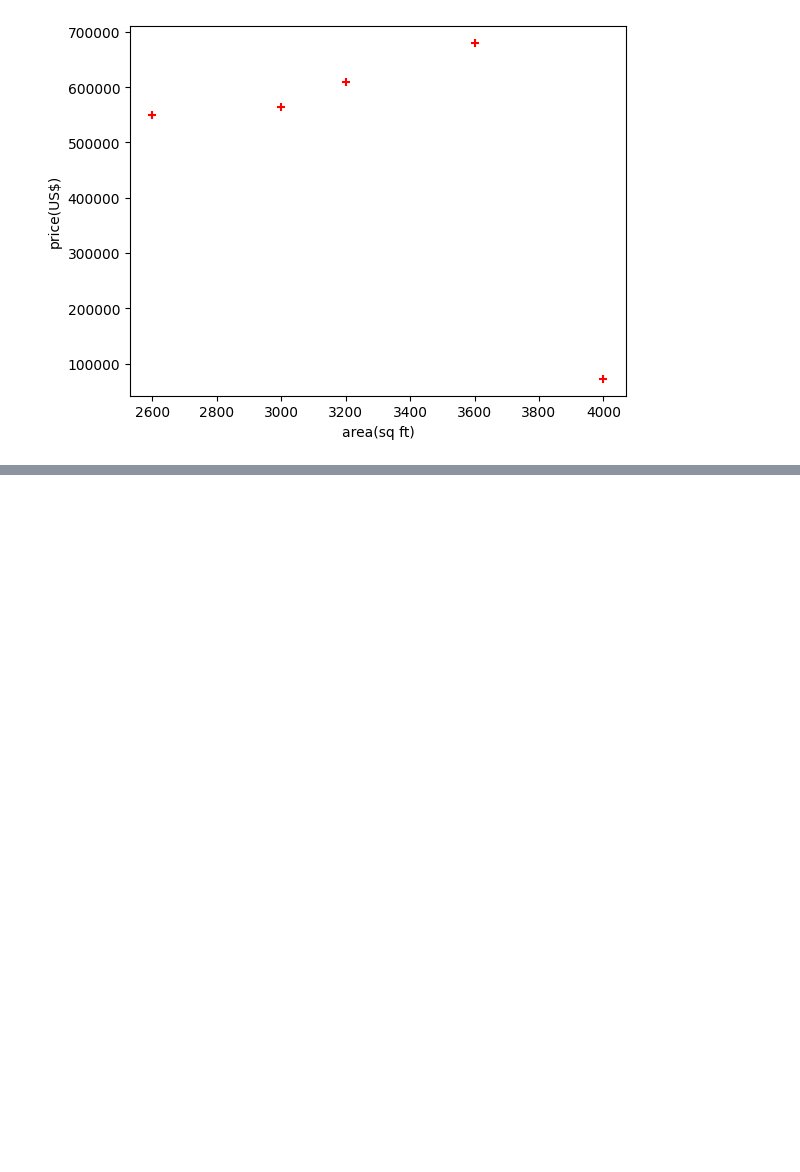
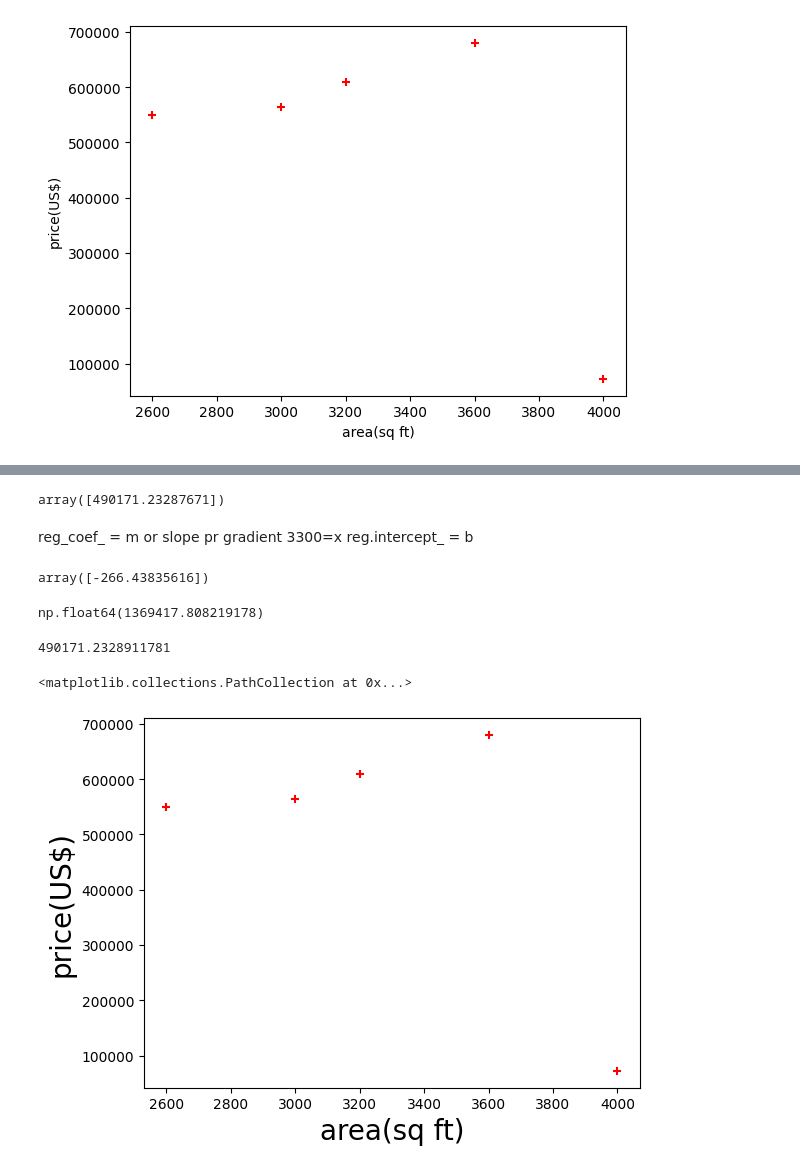
Before and after one commit to Fayas7/machine-Learning-python, a Jupyter notebook: Linear regreesion single variable.ipynb, the cells around one changed output, grey strips where cells are left out. Saved outputs shown, nothing was run; the diff lists cells and outputs as text; code cells hidden in the pictures; blank space fills up the shorter version.

```diff
--- a/Linear regreesion single variable.ipynb
+++ b/Linear regreesion single variable.ipynb
@@ -31,0 +45,28 @@ plt.scatter(df.Area,df.price, color='red' ,marker='+')
+# %%
+reg.predict(np.array([[3300]]))
+# %% [output]
+array([490171.23287671])
+# %% [markdown]
+reg_coef_ = m or slope pr gradient
+3300=x
+reg.intercept_ = b
+# %%
+reg.coef_
+# %% [output]
+array([-266.43835616])
+# %%
+reg.intercept_
+# %% [output]
+np.float64(1369417.808219178)
+# %%
+-266.43835616*3300+1369417.808219178
+# %% [output]
+490171.2328911781
+# %%
+%matplotlib inline
+plt.xlabel('area(sq ft)',fontsize=20)
+plt.ylabel('price(US$)',fontsize=20)
+plt.scatter(df.Area,df.price, color='red' ,marker='+')
+# %% [output]
+<matplotlib.collections.PathCollection at 0x...>
+[figure, added]
```
Also changed, not shown: parts of 10 cells of this notebook, 1 other file.
